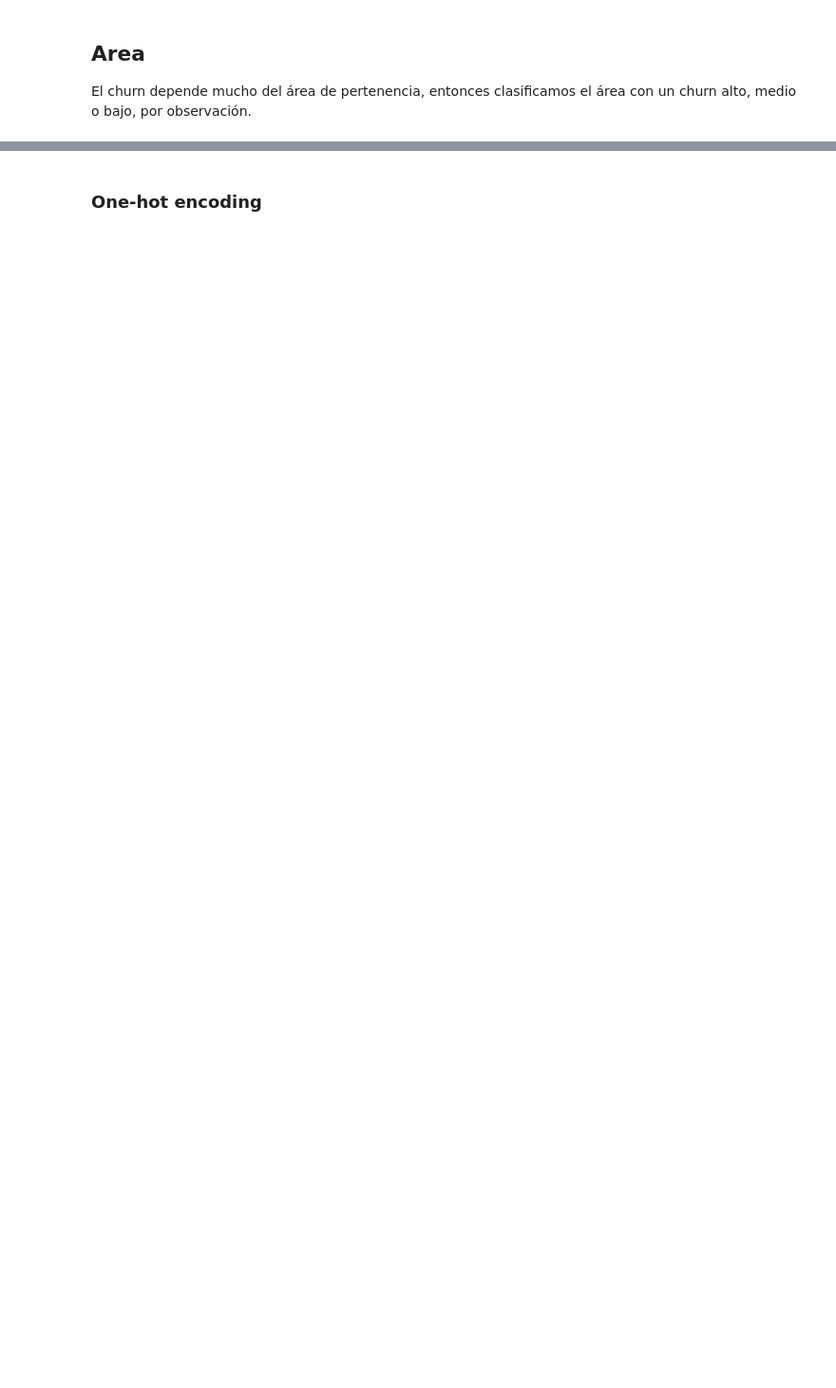
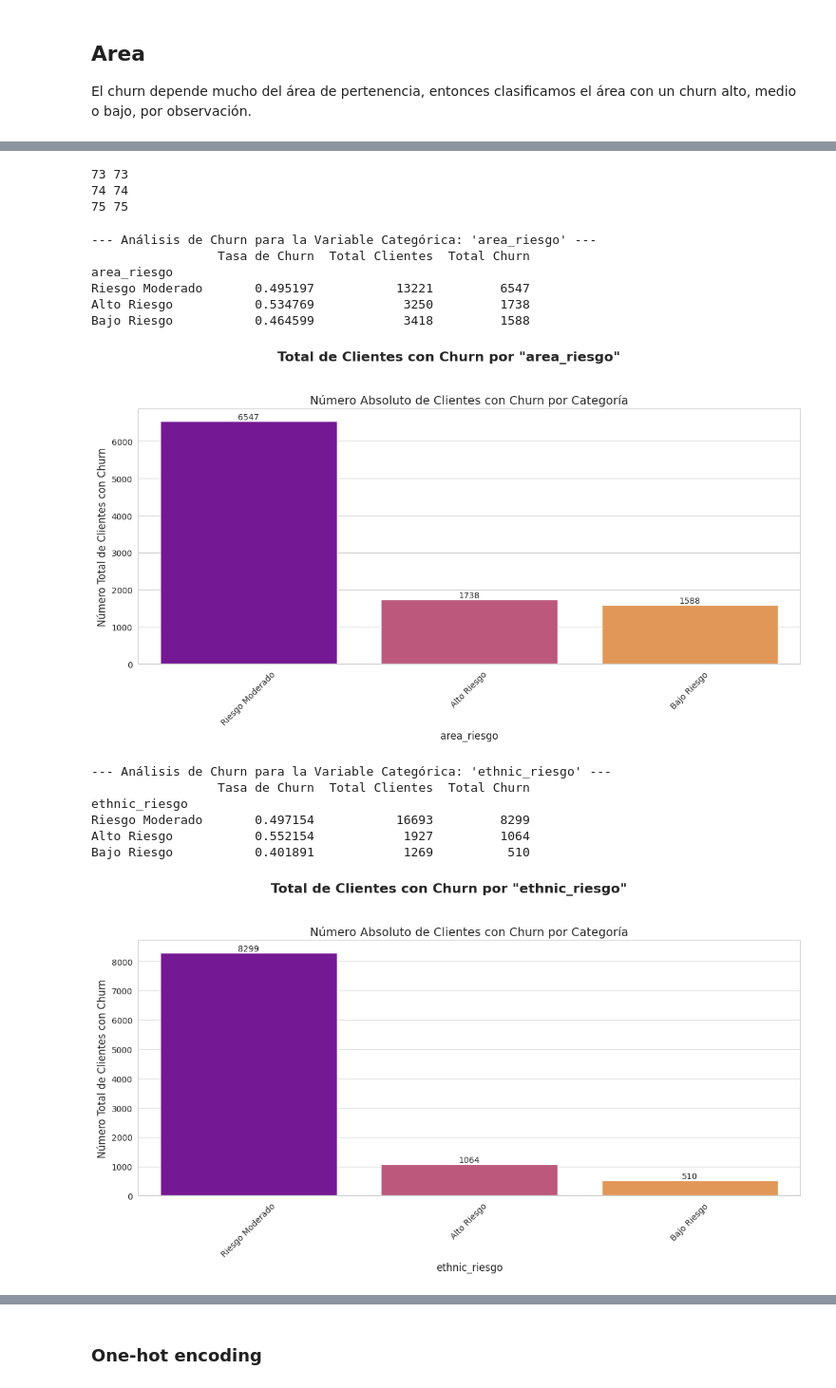
Before and after one commit to palomatm-phd/churn-estimation, a Jupyter notebook: notebooks/feature_engineering.ipynb, the cells around one changed output, grey strips where cells are left out. Shown at 95% size. Cells and saved outputs as stored; diff of their text form; code cells hidden in the pictures; blank space fills up the shorter version.

```diff
--- a/notebooks/feature_engineering.ipynb
+++ b/notebooks/feature_engineering.ipynb
@@ -286,0 +254,64 @@ Bajo Riesgo           0.431457           16982         7327
+# %%
+df_train_agrupado = df_train_new_features
+df_test_agrupado = df_test_new_features
+
+df_train_agrupado, mapeo_area = agrupar_categoria_por_churn(
+    df=df_train_agrupado,
+    columna='area',
+    umbral_alto=0.515,
+    umbral_bajo=0.47,
+    nombre_nueva_columna='area_riesgo'
+)
+
+df_test_agrupado['area_riesgo'] = df_test_agrupado['area'].map(mapeo_area)
+
+print(len(df_train_agrupado.columns), len(df_test_agrupado.columns))
+
+df_train_agrupado, mapeo_ethnic = agrupar_categoria_por_churn(
+    df=df_train_agrupado,
+    columna='ethnic',
+    umbral_alto=0.515,
+    umbral_bajo=0.47,
+    nombre_nueva_columna='ethnic_riesgo'
+)
+
+df_test_agrupado['ethnic_riesgo'] = df_test_agrupado['ethnic'].map(mapeo_ethnic)
+
+print(len(df_train_agrupado.columns), len(df_test_agrupado.columns))
+
+df_train_agrupado, mapeo_crclscod = agrupar_categoria_por_churn(
+    df=df_train_agrupado,
+    columna='crclscod',
+    umbral_alto=0.515,
+    umbral_bajo=0.47,
+    nombre_nueva_columna='crclscod_riesgo'
+)
+
+df_test_agrupado['crclscod_riesgo'] = df_test_agrupado['crclscod'].map(mapeo_crclscod)
+
+print(len(df_train_agrupado.columns), len(df_test_agrupado.columns))
+# %% [output]
+73 73
+74 74
+75 75
+# %%
+from utils import analizar_churn_categorica
+
+analizar_churn_categorica(df_train_agrupado, 'area_riesgo')
+analizar_churn_categorica(df_train_agrupado, 'ethnic_riesgo')
+analizar_churn_categorica(df_train_agrupado, 'crclscod_riesgo')
+# %% [output]
+--- Análisis de Churn para la Variable Categórica: 'area_riesgo' ---
+                 Tasa de Churn  Total Clientes  Total Churn
+area_riesgo
+Riesgo Moderado       0.495197           13221         6547
+Alto Riesgo           0.534769            3250         1738
+Bajo Riesgo           0.464599            3418         1588
+[figure, added]
+--- Análisis de Churn para la Variable Categórica: 'ethnic_riesgo' ---
+                 Tasa de Churn  Total Clientes  Total Churn
+ethnic_riesgo
+Riesgo Moderado       0.497154           16693         8299
+Alto Riesgo           0.552154            1927         1064
+Bajo Riesgo           0.401891            1269          510
+[figure, added]
```
Also changed, not shown: parts of 51 cells of this notebook, 2 other files.
